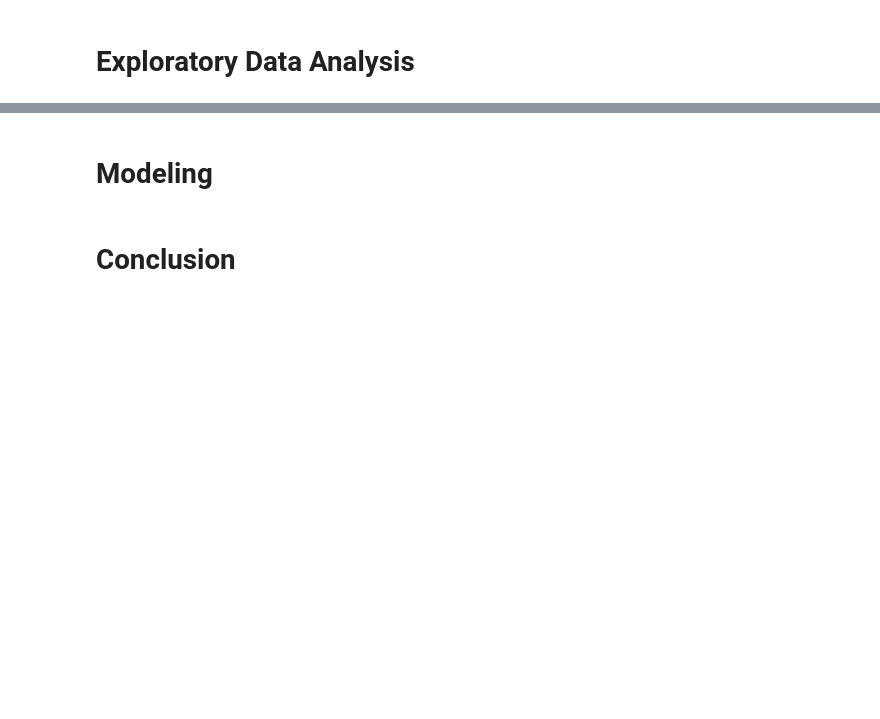
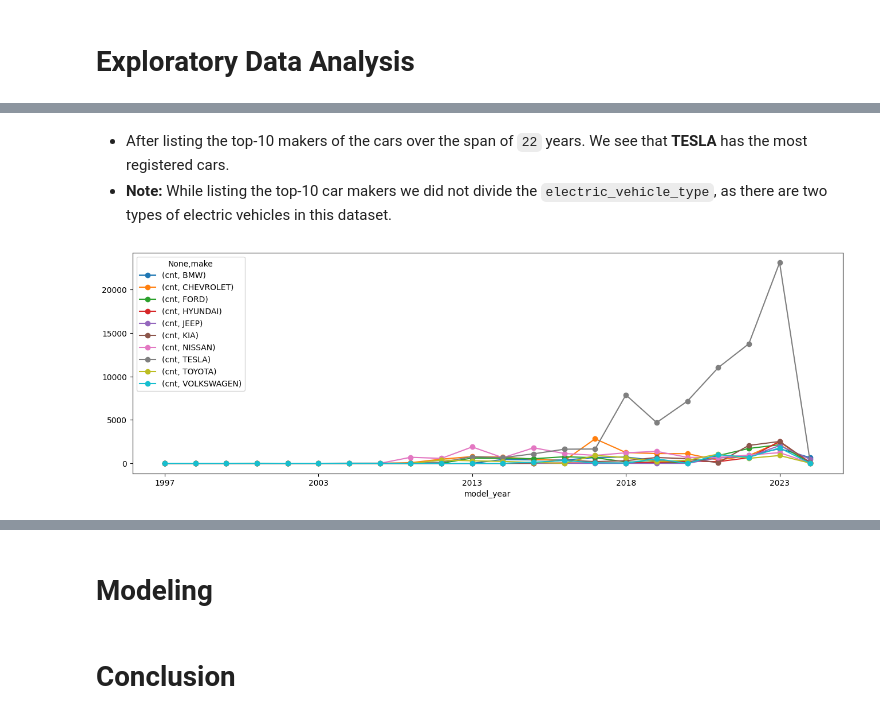
Before and after one commit to Murad1997/DS-Portfolio, a Jupyter notebook: Data_analysis_and_modeling.ipynb, the cells around one changed output, grey strips where cells are left out. Cells and saved outputs as stored; diff of their text form; code cells hidden in the pictures; blank space fills up the shorter version.

```diff
--- a/Data_analysis_and_modeling.ipynb
+++ b/Data_analysis_and_modeling.ipynb
@@ -211,0 +209,25 @@ ax = (df
+# %%
+top10 = \
+(df
+ .groupby(by = ['make'])
+ .agg(cnt = ('model', 'count'))
+ .reset_index()
+ .sort_values('cnt', ascending = False)[0:10]
+ .make
+ .tolist()
+)
+# %% [markdown]
+  - After listing the top-10 makers of the cars over the span of `22` years. We see that **TESLA** has the most registered cars.
+  - **Note:** While listing the top-10 car makers we did not divide the `electric_vehicle_type`, as there are two types of electric vehicles in this dataset.
+# %%
+#df[df.make.isin(top10)]
+(df[lambda df_: df_.make.isin(top10)]
+ .assign(make = lambda df_: df_.make.astype('string'))
+ .groupby(by = ['model_year', 'make'])
+ .agg(cnt = ('model', 'count'))
+ .unstack()
+ .plot(y = ['cnt'], style = '-o', figsize = (16, 5))
+)
+None
+# %% [output]
+[figure, added]
```
Also changed, not shown: parts of 8 cells of this notebook.
